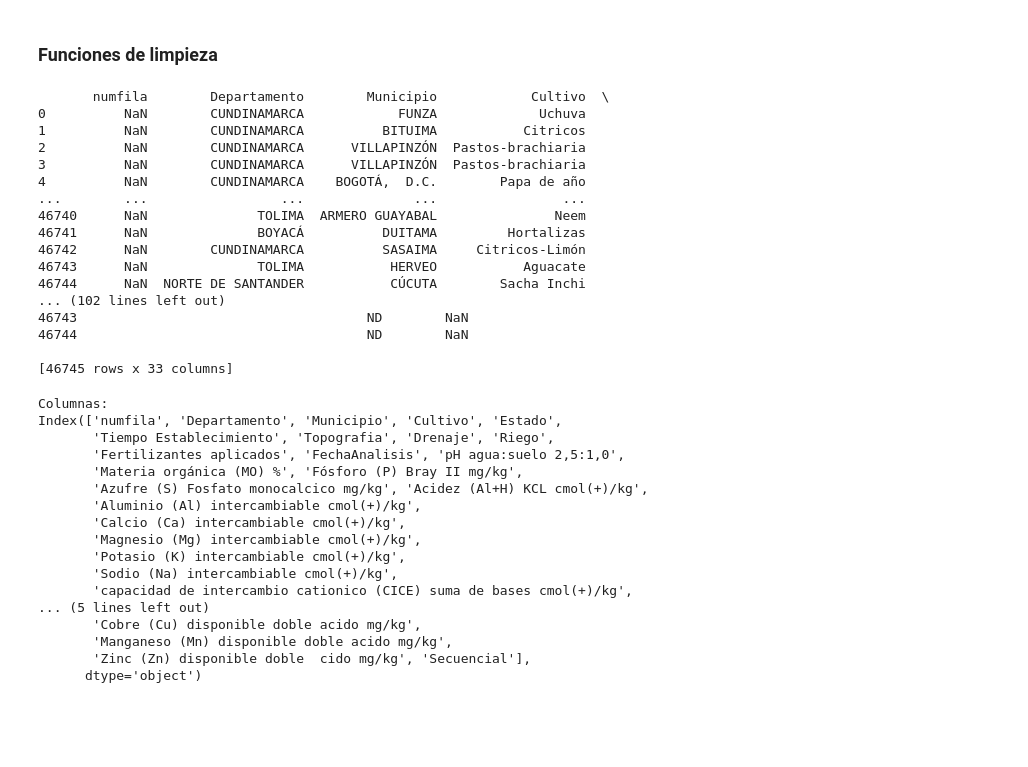
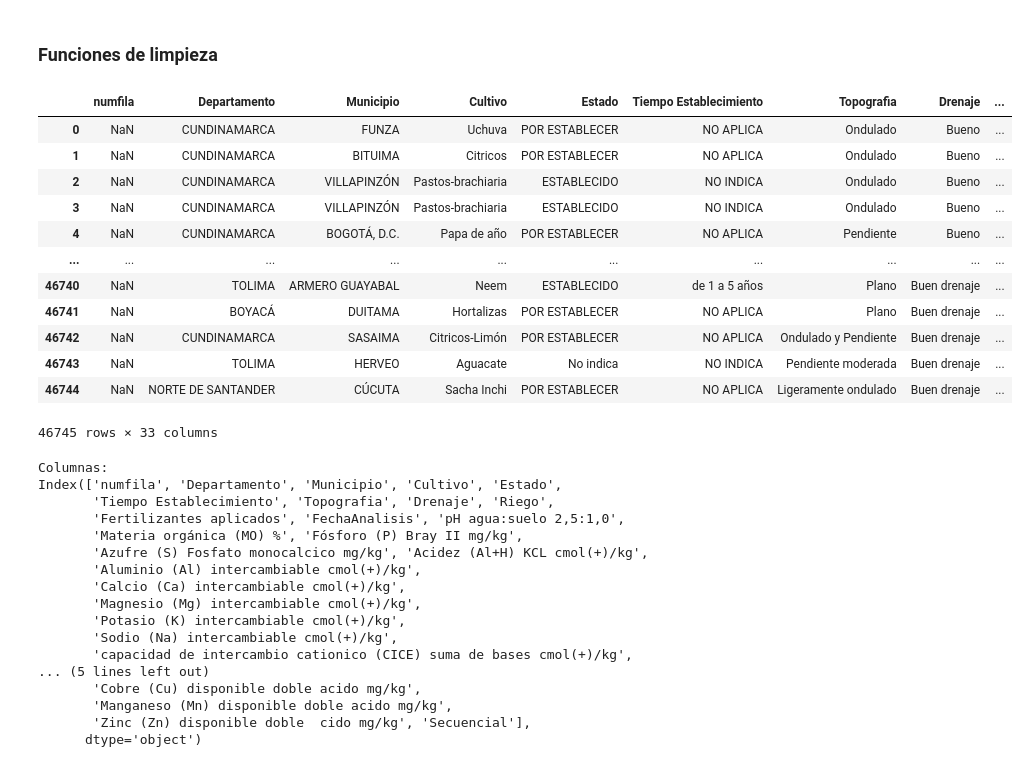
Before and after one commit to LotusZaheer/Soil-data-analysis, a Jupyter notebook: Data Analysis.ipynb, the cells around one changed output. Drawn from its saved outputs; the diff is of its cells as text; code cells hidden in the pictures; blank space fills up the shorter version.

```diff
--- a/Data Analysis.ipynb
+++ b/Data Analysis.ipynb
@@ -47,25 +56,20 @@ def limit_to_six_digits(valor):
 # %%
-#Revisión general de los datos
-
-print(df_init_soil)
+ #Revisión general de los datos
+df_init_soil
 # %% [output]
+|  | numfila | Departamento | Municipio | Cultivo | Estado | Tiempo Establecimiento | Topografia | Drenaje | ... |
+| 0 | NaN | CUNDINAMARCA | FUNZA | Uchuva | POR ESTABLECER | NO APLICA | Ondulado | Bueno | ... |
+| 1 | NaN | CUNDINAMARCA | BITUIMA | Citricos | POR ESTABLECER | NO APLICA | Ondulado | Bueno | ... |
+| 2 | NaN | CUNDINAMARCA | VILLAPINZÓN | Pastos-brachiaria | ESTABLECIDO | NO INDICA | Ondulado | Bueno | ... |
+| 3 | NaN | CUNDINAMARCA | VILLAPINZÓN | Pastos-brachiaria | ESTABLECIDO | NO INDICA | Ondulado | Bueno | ... |
+| 4 | NaN | CUNDINAMARCA | BOGOTÁ, D.C. | Papa de año | POR ESTABLECER | NO APLICA | Pendiente | Bueno | ... |
+| ... | ... | ... | ... | ... | ... | ... | ... | ... | ... |
+| 46740 | NaN | TOLIMA | ARMERO GUAYABAL | Neem | ESTABLECIDO | de 1 a 5 años | Plano | Buen drenaje | ... |
+| 46741 | NaN | BOYACÁ | DUITAMA | Hortalizas | POR ESTABLECER | NO APLICA | Plano | Buen drenaje | ... |
+| 46742 | NaN | CUNDINAMARCA | SASAIMA | Citricos-Limón | POR ESTABLECER | NO APLICA | Ondulado y Pendiente | Buen drenaje | ... |
+| 46743 | NaN | TOLIMA | HERVEO | Aguacate | No indica | NO INDICA | Pendiente moderada | Buen drenaje | ... |
+| 46744 | NaN | NORTE DE SANTANDER | CÚCUTA | Sacha Inchi | POR ESTABLECER | NO APLICA | Ligeramente ondulado | Buen drenaje | ... |
-       numfila        Departamento        Municipio            Cultivo  \
-0          NaN        CUNDINAMARCA            FUNZA             Uchuva
-1          NaN        CUNDINAMARCA          BITUIMA           Citricos
-2          NaN        CUNDINAMARCA      VILLAPINZÓN  Pastos-brachiaria
-3          NaN        CUNDINAMARCA      VILLAPINZÓN  Pastos-brachiaria
-4          NaN        CUNDINAMARCA    BOGOTÁ,  D.C.        Papa de año
-...        ...                 ...              ...                ...
-46740      NaN              TOLIMA  ARMERO GUAYABAL               Neem
-46741      NaN              BOYACÁ          DUITAMA         Hortalizas
-46742      NaN        CUNDINAMARCA          SASAIMA     Citricos-Limón
-46743      NaN              TOLIMA           HERVEO           Aguacate
-46744      NaN  NORTE DE SANTANDER           CÚCUTA        Sacha Inchi
-... (102 lines left out)
-46743                                     ND        NaN
-46744                                     ND        NaN
-
-[46745 rows x 33 columns]
+46745 rows × 33 columns
 # %%
 print('Columnas:')
 print(df_init_soil.columns)
```
Also changed, not shown: parts of 27 cells of this notebook, 4 other files.
